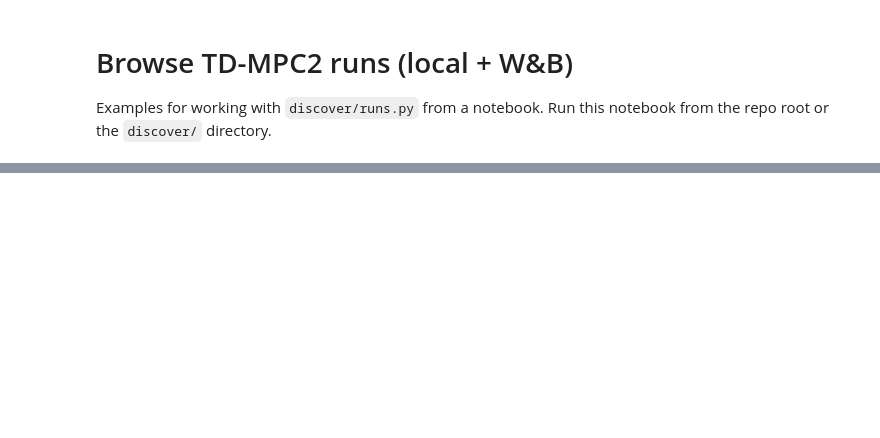
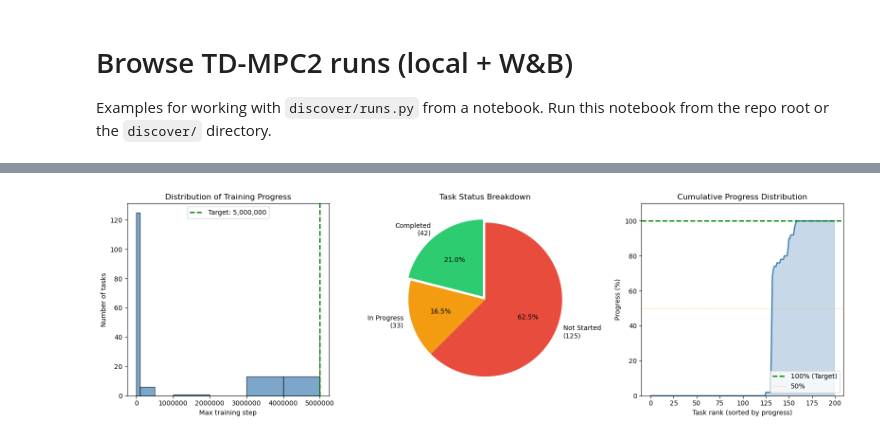
Before and after one commit to keyboardAnt/newt, a Jupyter notebook: discover/browse_runs.ipynb, the cells around one changed output, grey strips where cells are left out. Saved outputs shown, nothing was run; the diff lists cells and outputs as text; code cells hidden in the pictures; blank space fills up the shorter version.

```diff
--- a/discover/browse_runs.ipynb
+++ b/discover/browse_runs.ipynb
@@ -97,0 +342,89 @@ else:
+# %%
+def training_overview(df: pd.DataFrame, target_step: int = 5_000_000) -> None:
+    """Generate overview statistics and visualizations for training progress."""
+    import matplotlib.pyplot as plt
+
+    best = best_step_by_task(df)
+    if best.empty:
+        print('No runs found.')
+        return
+
+    steps = best['max_step'].fillna(0)
+    n_tasks = len(steps)
+
+    # Categorize tasks
+    completed = (steps >= target_step).sum()
+    in_progress = ((steps > 0) & (steps < target_step)).sum()
+    not_started = (steps == 0).sum()
+
+    # Calculate stats
+    pct_complete = 100 * completed / n_tasks
+    avg_progress = 100 * steps.mean() / target_step
+    median_progress = 100 * steps.median() / target_step
+
+    # Create figure with subplots
+    fig, axes = plt.subplots(1, 3, figsize=(16, 5))
+
+    # 1. Histogram of max steps
+    ax1 = axes[0]
+    bins = [0, 100_000, 500_000, 1_000_000, 2_000_000, 3_000_000, 4_000_000, 5_000_000, steps.max() + 1]
+    ax1.hist(steps, bins=bins, edgecolor='black', alpha=0.7, color='steelblue')
+    ax1.axvline(x=target_step, color='green', linestyle='--', linewidth=2, label=f'Target: {target_step:,}')
+    ax1.set_xlabel('Max training step')
+    ax1.set_ylabel('Number of tasks')
+    ax1.set_title('Distribution of Training Progress')
+    ax1.ticklabel_format(style='plain', axis='x')
+    ax1.legend()
+
+    # 2. Pie chart of status
+    ax2 = axes[1]
+    sizes = [completed, in_progress, not_started]
+    labels = [f'Completed\n({completed})', f'In Progress\n({in_progress})', f'Not Started\n({not_started})']
+    colors = ['#2ecc71', '#f39c12', '#e74c3c']
+    explode = (0.05, 0, 0)
+    wedges, texts, autotexts = ax2.pie(
+        sizes, labels=labels, colors=colors, explode=explode,
+        autopct='%1.1f%%', startangle=90, textprops={'fontsize': 10}
+    )
+    ax2.set_title('Task Status Breakdown')
+
+    # 3. Progress distribution (cumulative)
+    ax3 = axes[2]
+    progress_pct = 100 * steps / target_step
+    progress_pct = progress_pct.clip(upper=100)  # Cap at 100%
+    sorted_progress = progress_pct.sort_values().reset_index(drop=True)
+    ax3.fill_between(range(len(sorted_progress)), sorted_progress, alpha=0.3, color='steelblue')
+    ax3.plot(sorted_progress.values, color='steelblue', linewidth=2)
+    ax3.axhline(y=100, color='green', linestyle='--', linewidth=2, label='100% (Target)')
+    ax3.axhline(y=50, color='orange', linestyle=':', linewidth=1, alpha=0.7, label='50%')
+    ax3.set_xlabel('Task rank (sorted by progress)')
+    ax3.set_ylabel('Progress (%)')
+    ax3.set_title('Cumulative Progress Distribution')
+    ax3.set_ylim(0, 110)
+    ax3.legend(loc='lower right')
+
+    plt.tight_layout()
+    plt.show()
+
+    # Print summary statistics
+    print("=" * 60)
+    print(f"{'TRAINING PROGRESS SUMMARY':^60}")
+    print("=" * 60)
+    print(f"  Total tasks:         {n_tasks:>6}")
+    print(f"  Target step:         {target_step:>6,}")
+    print("-" * 60)
+    print(f"  ✅ Completed:        {completed:>6} ({pct_complete:.1f}%)")
+    print(f"  🔄 In Progress:      {in_progress:>6} ({100*in_progress/n_tasks:.1f}%)")
+    print(f"  ❌ Not Started:      {not_started:>6} ({100*not_started/n_tasks:.1f}%)")
+    print("-" * 60)
+    print(f"  Average progress:    {avg_progress:>6.1f}%")
+    print(f"  Median progress:     {median_progress:>6.1f}%")
+    print(f"  Min steps:           {int(steps.min()):>6,}")
+    print(f"  Max steps:           {int(steps.max()):>6,}")
+    print("=" * 60)
+
+
+# Run the overview
+training_overview(df_all, target_step=5_000_000)
+# %% [output]
+[figure, added]
```
Also changed, not shown: parts of 18 cells of this notebook, 3 other files.
